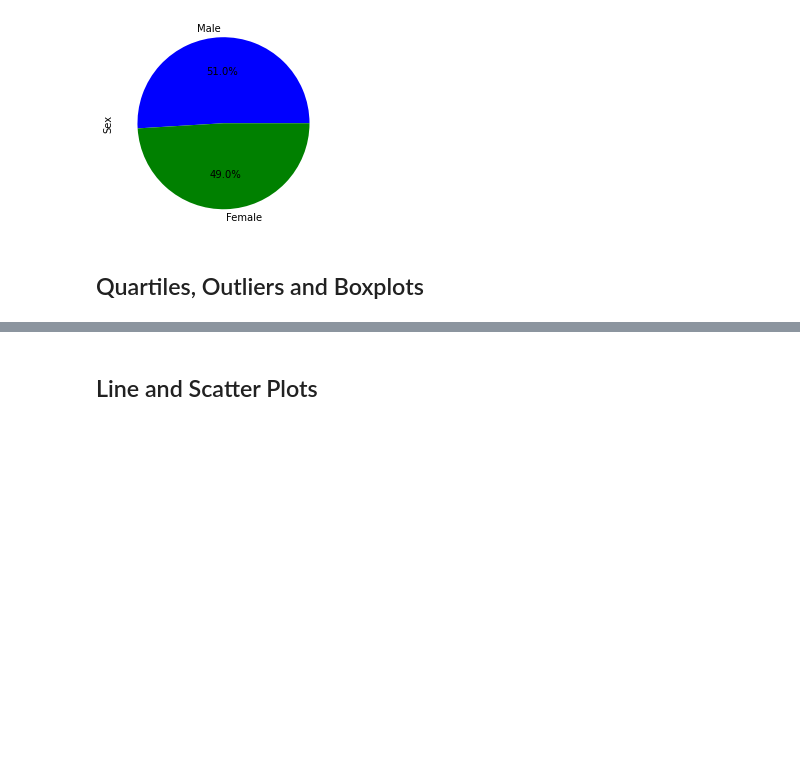
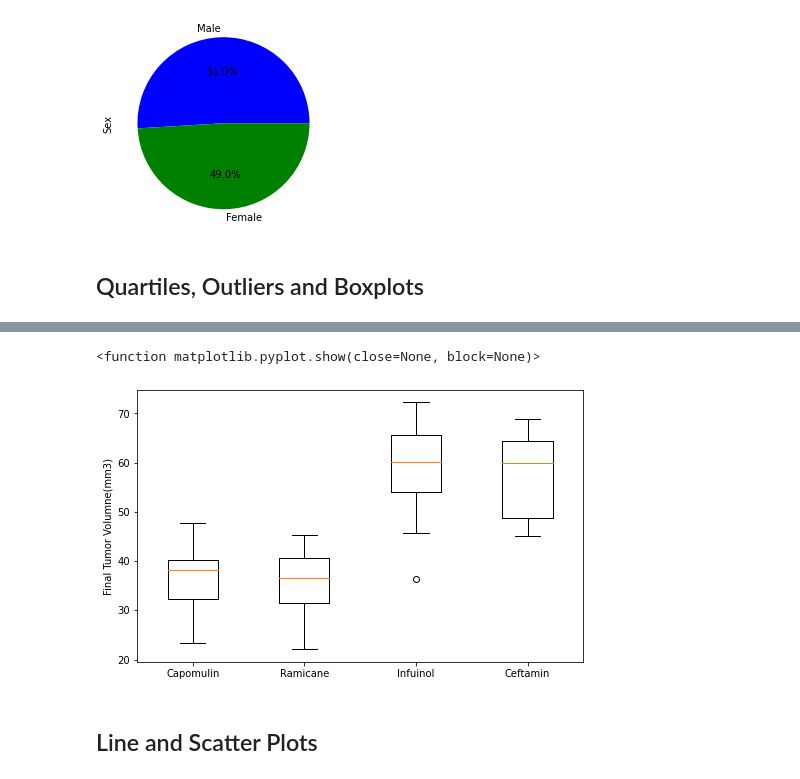
Before and after one commit to lcswsher/Matplotlib_challenge, a Jupyter notebook: pymaceuticals_starter.ipynb, the cells around one changed output, grey strips where cells are left out. Drawn from its saved outputs; the diff is of its cells as text; code cells hidden in the pictures; blank space fills up the shorter version.

Commit message:
preliminary updates for the Quartiles, Outliers and Boxplots section

```diff
--- a/pymaceuticals_starter.ipynb
+++ b/pymaceuticals_starter.ipynb
@@ -246,5 +311,18 @@ cef_upperq = cef_quartiles[.75]
 # %%
 # Generate a box plot of the final tumor volume of each mouse across four regimens of interest
+data_for_box_plot = (capomulin_max_tumor_vol_by_mouse, ramicane_max_tumor_vol_by_mouse, infubinol_max_tumor_vol_by_mouse,ceftamin_max_tumor_vol_by_mouse)
+treatment_regimens = ["Capomulin","Ramicane","Infuinol","Ceftamin"]
+
+fig1, ax1 = plt.subplots(figsize=(8,5))
+ax1.set_ylabel("Final Tumor Volumne(mm3)")
+ax1.boxplot(data_for_box_plot, labels=treatment_regimens)
+
+
+
+plt.show
+# %% [output]
+<function matplotlib.pyplot.show(close=None, block=None)>
+[figure, added]
 # %% [markdown]
 ## Line and Scatter Plots
 # %%
```
Also changed, not shown: parts of 4 cells of this notebook.
